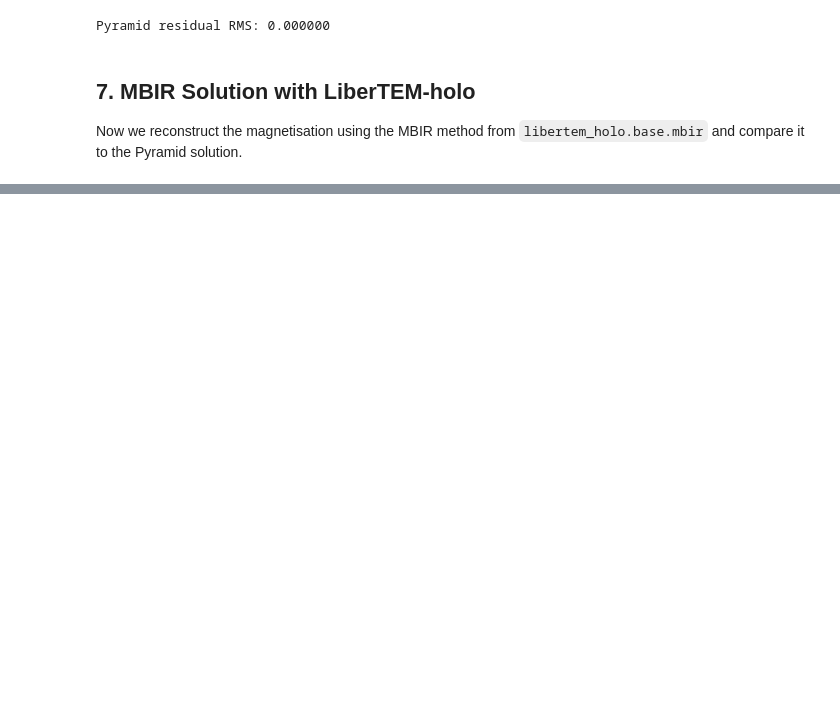
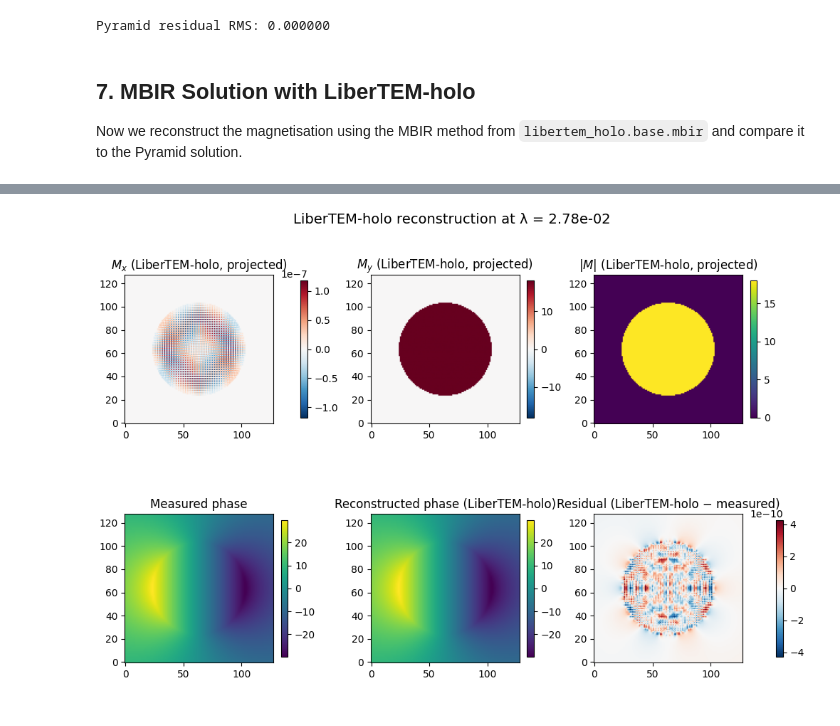
Before and after one commit to LiberTEM/LiberTEM-holo, a Jupyter notebook: notebooks/mbir_and_pyramid.ipynb, the cells around one changed output, grey strips where cells are left out. Drawn from its saved outputs; the diff is of its cells as text; code cells hidden in the pictures; blank space fills up the shorter version.

```diff
--- a/notebooks/mbir_and_pyramid.ipynb
+++ b/notebooks/mbir_and_pyramid.ipynb
@@ -561,0 +324,97 @@ print("  the correct physical field.  With B₀=1.0, M IS the field in Tesla.")
+# %%
+best_lam_mbir = lc_mbir.lambdas[lc_mbir.corner_index]
+result_mbir = reconstruct_2d(
+    phase=u.Quantity(phase_mag, "rad"),
+    pixel_size=pixel_size,
+    mask=mask,
+    lam=best_lam_mbir,
+    solver="newton_cg",
+)
+
+best_mag_mbir = array_value(result_mbir.magnetization)
+mx_mbir = best_mag_mbir[..., 0]
+my_mbir = best_mag_mbir[..., 1]
+mag_norm_mbir = np.sqrt(mx_mbir**2 + my_mbir**2)
+
+pred_phase_mbir = array_value(
+    forward_model_2d(
+        result_mbir.magnetization,
+        pixel_size,
+        ramp_coeffs=result_mbir.ramp_coeffs,
+    )
+)
+residual_mbir = pred_phase_mbir - phase_mag
+
+inside = mask > 0.5
+print(f"Best MBIR lambda: {float(best_lam_mbir.value):.3e}")
+print(f"Projected |M| mean inside mask: {mag_norm_mbir[inside].mean():.4f}")
+print(f"Projected |M| max inside mask:  {mag_norm_mbir[inside].max():.4f}")
+print(f"MBIR residual RMS: {np.sqrt(np.mean(residual_mbir**2)):.6f}")
+
+fig, axs = plt.subplots(2, 3, figsize=(10, 7), constrained_layout=True)
+
+vmax_mx = max(np.abs(mx_mbir).max(), 1e-12)
+vmax_my = max(np.abs(my_mbir).max(), 1e-12)
+
+im = axs[0, 0].imshow(
+    mx_mbir,
+    cmap="RdBu_r",
+    origin="lower",
+    norm=TwoSlopeNorm(0, -vmax_mx, vmax_mx),
+)
+axs[0, 0].set_title(r"$M_x$ (LiberTEM-holo, projected)")
+plt.colorbar(im, ax=axs[0, 0], fraction=0.046)
+
+im = axs[0, 1].imshow(
+    my_mbir,
+    cmap="RdBu_r",
+    origin="lower",
+    norm=TwoSlopeNorm(0, -vmax_my, vmax_my),
+)
+axs[0, 1].set_title(r"$M_y$ (LiberTEM-holo, projected)")
+plt.colorbar(im, ax=axs[0, 1], fraction=0.046)
+
+im = axs[0, 2].imshow(mag_norm_mbir, cmap="viridis", origin="lower")
+axs[0, 2].set_title(r"$|M|$ (LiberTEM-holo, projected)")
+plt.colorbar(im, ax=axs[0, 2], fraction=0.046)
+
+vmin_m = min(np.nanmin(phase_mag), np.nanmin(pred_phase_mbir))
+vmax_m = max(np.nanmax(phase_mag), np.nanmax(pred_phase_mbir))
+
+im = axs[1, 0].imshow(
+    phase_mag,
+    cmap="viridis",
+    origin="lower",
+    vmin=vmin_m,
+    vmax=vmax_m,
+ )
+axs[1, 0].set_title("Measured phase")
+plt.colorbar(im, ax=axs[1, 0], fraction=0.046)
+
+im = axs[1, 1].imshow(
+    pred_phase_mbir,
+    cmap="viridis",
+    origin="lower",
+    vmin=vmin_m,
+    vmax=vmax_m,
+ )
+axs[1, 1].set_title("Reconstructed phase (LiberTEM-holo)")
+plt.colorbar(im, ax=axs[1, 1], fraction=0.046)
+
+dmax_m = max(np.abs(residual_mbir).max(), 1e-12)
+im = axs[1, 2].imshow(
+    residual_mbir,
+    cmap="RdBu_r",
+    origin="lower",
+    vmin=-dmax_m,
+    vmax=dmax_m,
+ )
+axs[1, 2].set_title("Residual (LiberTEM-holo − measured)")
+plt.colorbar(im, ax=axs[1, 2], fraction=0.046)
+
+fig.suptitle(
+    f"LiberTEM-holo reconstruction at λ = {float(best_lam_mbir.value):.2e}",
+    fontsize=14,
+ )
+plt.show()
+# %% [output]
@@ -561,0 +425 @@ print("  the correct physical field.  With B₀=1.0, M IS the field in Tesla.")
+[figure, added]
```
Also changed, not shown: parts of 14 cells of this notebook, 4 other files.
